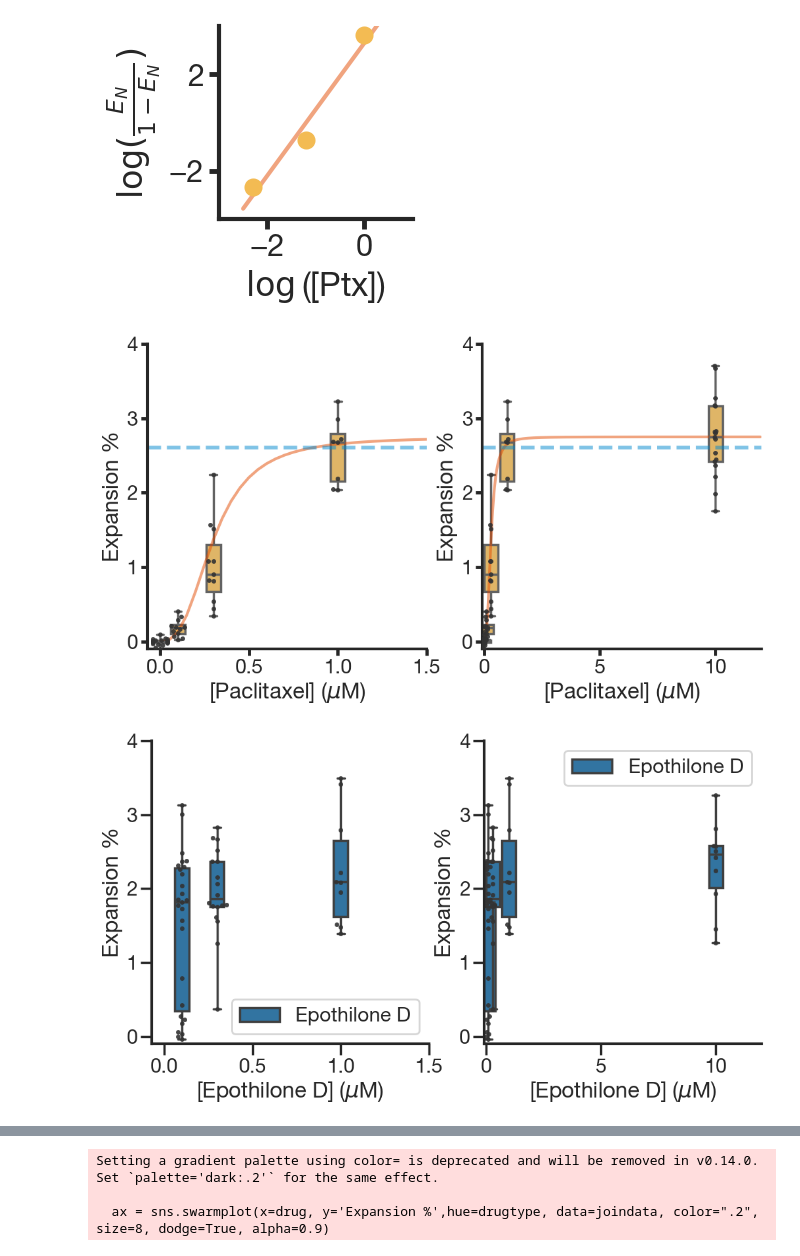
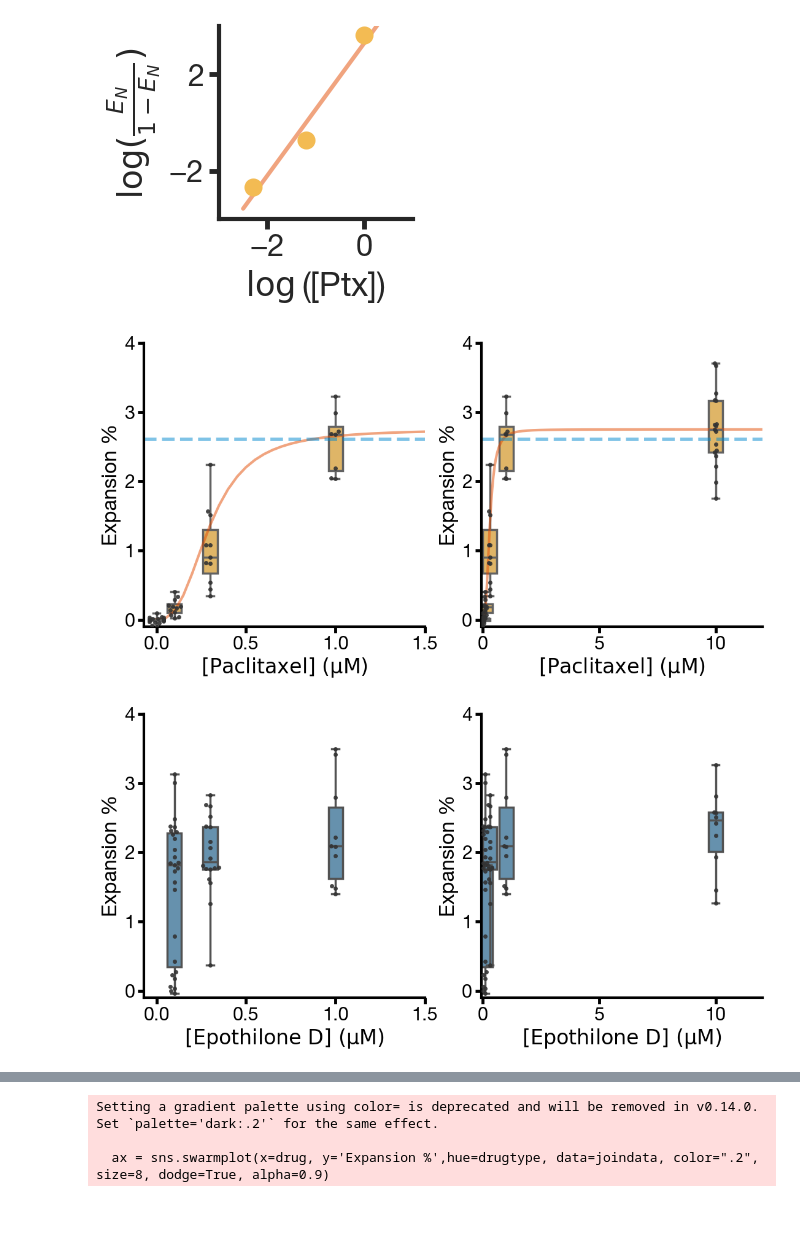
Before and after one commit to sofiacruzt/sofia-brouhardlab, a Jupyter notebook: curvature_taxol/expansion-compaction.ipynb, the cells around one changed output, grey strips where cells are left out. Drawn from its saved outputs; the diff is of its cells as text; code cells hidden in the pictures; blank space fills up the shorter version.

Commit message:
figure making

```diff
--- a/curvature_taxol/expansion-compaction.ipynb
+++ b/curvature_taxol/expansion-compaction.ipynb
@@ -730,7 +736,7 @@ plt.savefig(mydir/('logexpHillfit_'+date_today+'.pdf'), bbox_inches = 'tight')
 scattersize = 9
 cap = 5
 
-fig, ax = plt.subplots(1,2,figsize=(12,6))
+fig, ax = plt.subplots(1,2,figsize=(13,6))
 
 x0 = np.arange(0, 1.2, 0.05)
 
@@ -748,34 +754,34 @@ ax[1].set_xticks(np.arange(0, 10.1, 5))
 ax[1].set_xlim(-0.07,12)
 ax[1].set_ylim(-0.1,4.0)
 
 sns.boxplot(x= drug, y='Expansion %', data=expdata, whis=np.inf,linewidth=2.5,native_scale=True, ax=ax[0],color='#F3BB53')
 sns.swarmplot(x=drug, y='Expansion %', data=expdata, color=".2", size=5, dodge=True, alpha=0.9,native_scale=True, ax=ax[0])
 sns.boxplot(x= drug, y='Expansion %', data=expdata, whis=np.inf,width = 6,linewidth=2.5,native_scale=True, ax=ax[1],color='#F3BB53')
 sns.swarmplot(x=drug, y='Expansion %', data=expdata, color=".2", size=5, dodge=True, alpha=0.9,native_scale=True, ax=ax[1])
 
 for i in np.arange(len(ax)):
 
     ax[i].plot(x0, hillEQ(x0, p[0], np.exp(-p[1])),color = '#E34A00', lw=3,ls= '-',alpha = 0.5)
     ax[i].axhline(y = nogales2018, color = cyan ,linestyle="--", linewidth=4,alpha = 0.5)
     ax[i].set_xlabel(taxol)
 
     #x0 = np.arange(0, 10, 0.05)
     #ax[i].plot(x0, hillEQ(x0, n, kd),color = blue, lw=3,ls= '-',alpha = 0.5)
 
     ax[i].spines['right'].set_visible(False)
     ax[i].spines['top'].set_visible(False)
     ax[i].spines['left'].set_lw(3)
     ax[i].spines['bottom'].set_lw(3)
 
     ax[i].tick_params(axis='both', width = 3.5, length = 7)
 
 #ax.legend((r'$n=2.96 \pm 1.22$' '\n' r'$kd=0.042 \pm 0.061$',),loc='lower right',title='Hill Equation')
 
 sns.set_context("poster", font_scale=1, rc={"lines.linewidth":3.0})
 sns.set_style({'font.family':'Helvetica Neue LT Std', 'font.serif':'Helvetica Neue LT Std'})
 plt.savefig(mydir/('expHillfit_'+date_today+'.pdf'), bbox_inches = 'tight')
 # %% [output]
-[figure, old version]
+[figure, new version]
 # %%
 #'[Paclitaxel] ' r'$(\mu M)$'#'[Taxol] ' r'$(\mu M)$' #'[Docetaxol] ' r'$(\mu M)$' #'[Epothilone D] ' r'$(\mu M)$'
 epodata = joindata[joindata[drugtype] == 'Epothilone D' ]
@@ -783,7 +789,7 @@ epodata = joindata[joindata[drugtype] == 'Epothilone D' ]
 scattersize = 9
 cap = 5
 
-fig, ax = plt.subplots(1,2,figsize=(12,6))
+fig, ax = plt.subplots(1,2,figsize=(13,6))
 
 x0 = np.arange(0, 1.2, 0.05)
 
@@ -800,9 +806,9 @@ ax[1].set_xticks(np.arange(0, 10.1, 5))
 ax[1].set_xlim(-0.07,12)
 ax[1].set_ylim(-0.1,4.0)
 
-sns.boxplot(x= drug, y='Expansion %', data=epodata,hue=drugtype, whis=np.inf,width = 0.4,linewidth=2.5,native_scale=True, ax=ax[0])
+sns.boxplot(x= drug, y='Expansion %', data=epodata,color = epo_blue, whis=np.inf,width = 0.4,linewidth=2.5,native_scale=True, ax=ax[0])
 
-sns.boxplot(x= drug, y='Expansion %', data=epodata,hue=drugtype, whis=np.inf,width = 3,linewidth=2.5,native_scale=True, ax=ax[1])
+sns.boxplot(x= drug, y='Expansion %', data=epodata,color = epo_blue, whis=np.inf,width = 3,linewidth=2.5,native_scale=True, ax=ax[1])
 
 
 for i in np.arange(len(ax)):
@@ -817,15 +823,15 @@ for i in np.arange(len(ax)):
     ax[i].spines['top'].set_visible(False)
     ax[i].spines['left'].set_lw(3)
     ax[i].spines['bottom'].set_lw(3)
-#ax.tick_params(axis='both', width = 3.5, length = 7)
+    ax[i].tick_params(axis='both', width = 3.5, length = 7)
 
 #ax.legend((r'$n=2.96 \pm 1.22$' '\n' r'$kd=0.042 \pm 0.061$',),loc='lower right',title='Hill Equation')
 
 sns.set_context("poster", font_scale=1, rc={"lines.linewidth":3.0})
 
-# plt.savefig(mydir/('expHillfit_'+date_today+'.svg'))
+plt.savefig(mydir/('expHillfit_EpoD_'+date_today+'.pdf'), bbox_inches = 'tight')
 # %% [output]
-[figure, old version]
+[figure, new version]
 # %%
 #'[Paclitaxel] ' r'$(\mu M)$'#'[Taxol] ' r'$(\mu M)$' #'[Docetaxol] ' r'$(\mu M)$' #'[Epothilone D] ' r'$(\mu M)$'
 docedata = joindata[joindata[drugtype] == 'Docetaxel' ]
```
Also changed, not shown: parts of 8 cells of this notebook, 2 other files.
